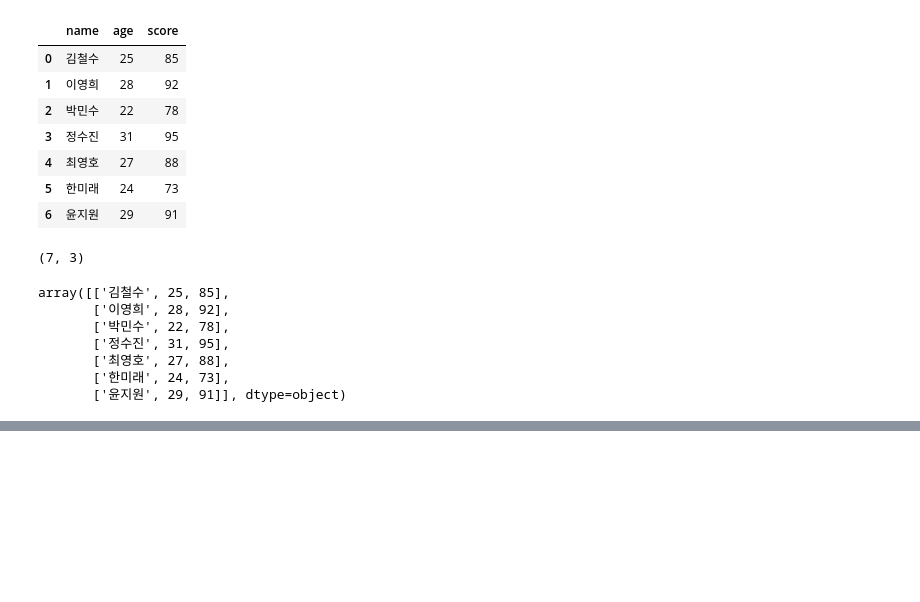
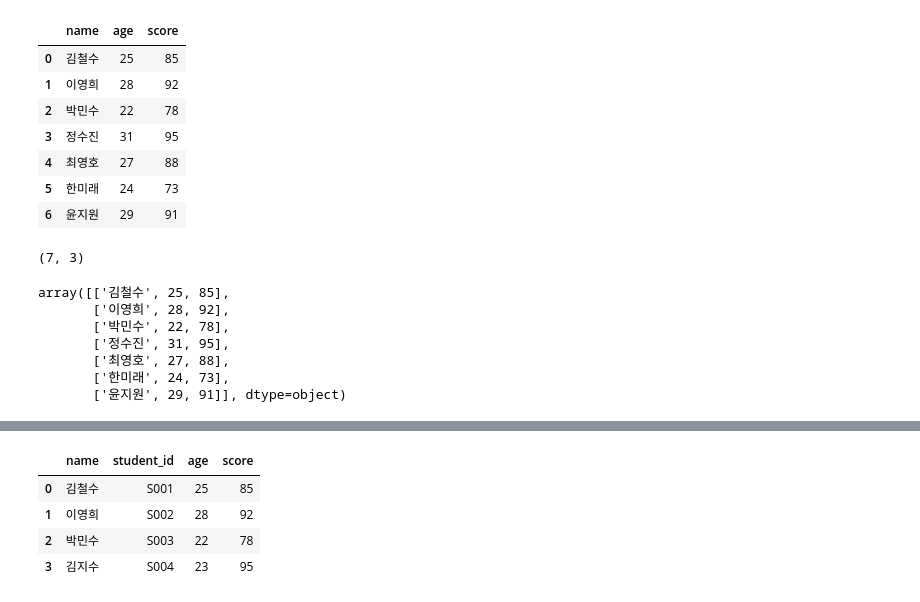
Before and after one commit to LYSS-LGU/3week-hipython, a Jupyter notebook: 13_판다스.ipynb, the cells around one changed output, grey strips where cells are left out. Cells and saved outputs as stored; diff of their text form; code cells hidden in the pictures; blank space fills up the shorter version.

```diff
--- a/13_판다스.ipynb
+++ b/13_판다스.ipynb
@@ -394,0 +541,18 @@ array([['김철수', 25, 85],
+# %%
+import pandas as pd
+
+# 기존 DataFrame
+data = {
+    'name': ['김철수', '이영희', '박민수'],
+    'age': [25, 28, 22],
+    'score': [85, 92, 78]
+}
+df = pd.DataFrame(data)
+
+# 새 행 만들기
+new_row = pd.DataFrame([['김지수', 23, 95]], columns=['name', 'age', 'score'])
+
+# concat으로 행 추가
+df = pd.concat([df, new_row], ignore_index=True)
+
+print(df)
@@ -394,0 +565,12 @@ array([['김철수', 25, 85],
+# %%
+# grade 열 추가
+df['grade'] = ['A', 'B', 'A', 'C']
+
+# student_id 열이 이미 있다면 먼저 삭제
+if 'student_id' in df.columns:
+    df.drop(columns='student_id', inplace=True)
+
+# 그런 다음 insert로 추가
+df.insert(loc=1, column='student_id', value=['S001', 'S002', 'S003', 'S004'])
+
+print(df)  # ← 결과가 무조건 출력돼
@@ -394,0 +589,8 @@ array([['김철수', 25, 85],
+# %%
+df.drop(columns=df.columns[4])
+# %% [output]
+|  | name | student_id | age | score |
+| 0 | 김철수 | S001 | 25 | 85 |
+| 1 | 이영희 | S002 | 28 | 92 |
+| 2 | 박민수 | S003 | 22 | 78 |
+| 3 | 김지수 | S004 | 23 | 95 |
```
Also changed, not shown: parts of 11 cells of this notebook, 1 other file.
